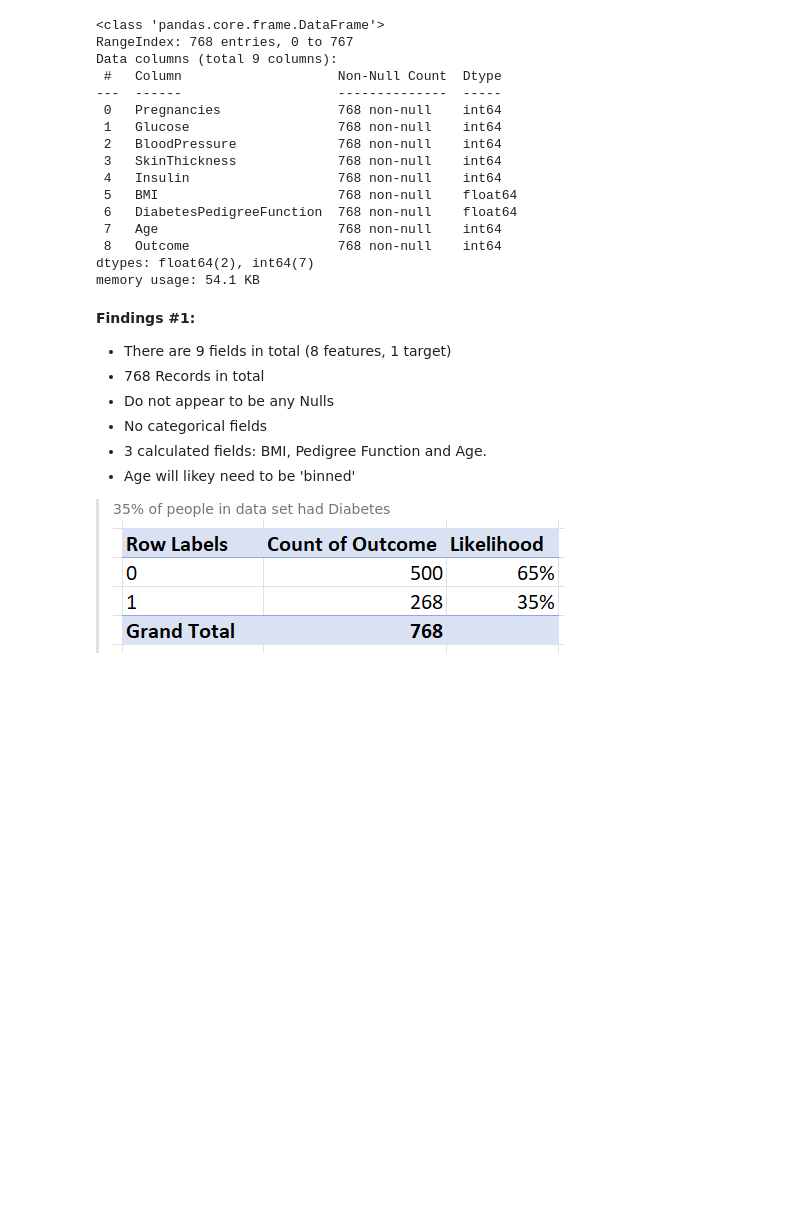
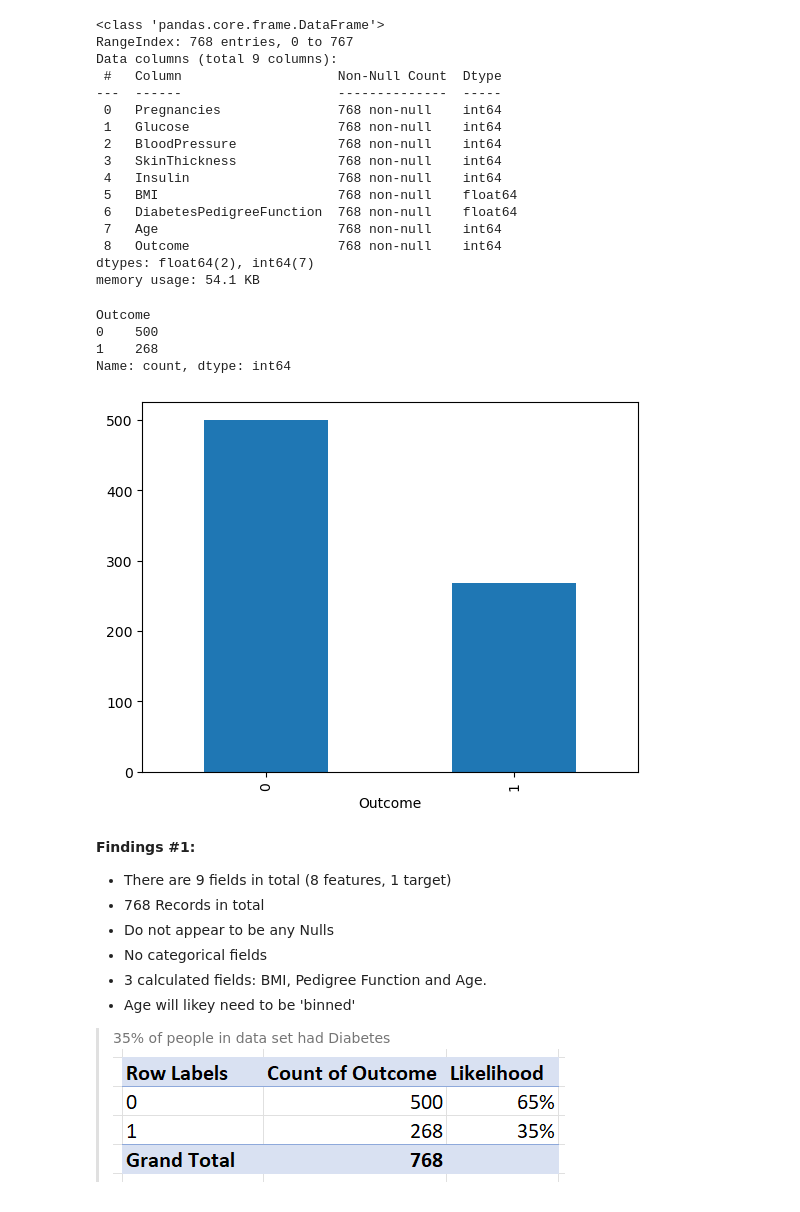
Before and after one commit to j-lepard/Predicting-Diabetes, a Jupyter notebook: Supervised Learning - Project.ipynb, the cells around one changed output. Cells and saved outputs as stored; diff of their text form; code cells hidden in the pictures; blank space fills up the shorter version.

```diff
--- a/Supervised Learning - Project.ipynb
+++ b/Supervised Learning - Project.ipynb
@@ -67,6 +75,17 @@ Data columns (total 9 columns):
  8   Outcome                   768 non-null    int64
 dtypes: float64(2), int64(7)
 memory usage: 54.1 KB
+# %%
+color_wheel = {1: "#0392cf", 2: "#7bc043"}
+colors = df_raw["Outcome"].map(lambda x: color_wheel.get(x + 1))
+print(df_raw.Outcome.value_counts())
+plot=df_raw.Outcome.value_counts().plot(kind="bar")
+# %% [output]
+Outcome
+0    500
+1    268
+Name: count, dtype: int64
+[figure, added]
 # %% [markdown]
 **Findings #1:**
 * There are 9 fields in total (8 features, 1 target)
```
Also changed, not shown: parts of 7 cells of this notebook.
